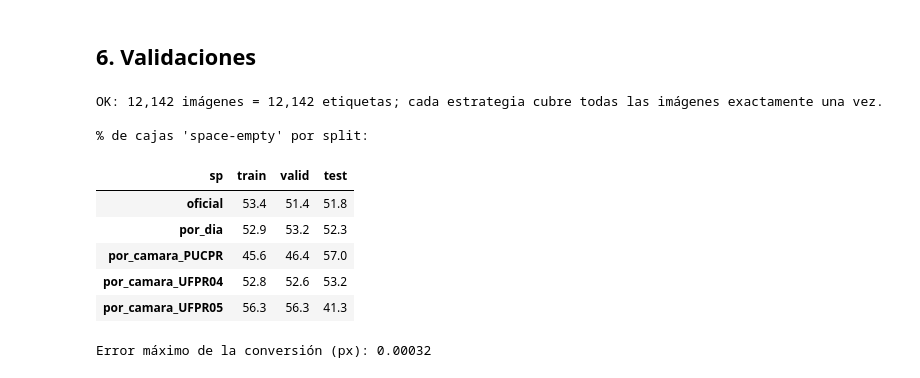
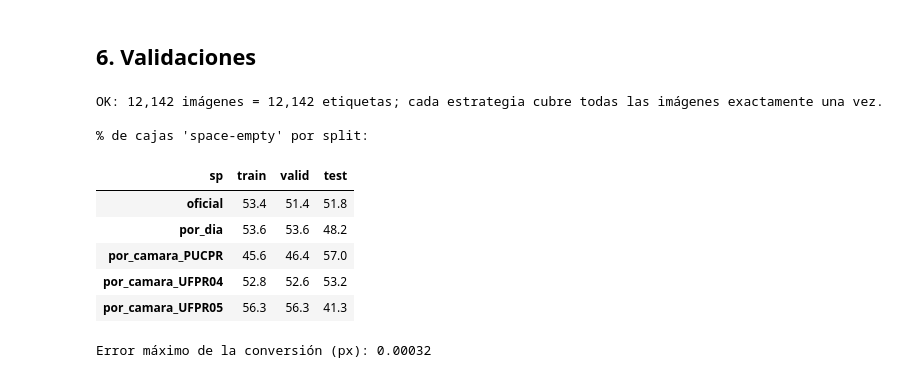
Before and after one commit to santiagoruizvt/VpC2-Grupo8, a Jupyter notebook: notebooks/02_preparacion.ipynb, the cells around one changed output. Saved outputs shown, nothing was run; the diff lists cells and outputs as text; code cells hidden in the pictures.

```diff
--- a/notebooks/02_preparacion.ipynb
+++ b/notebooks/02_preparacion.ipynb
@@ -253,15 +266,15 @@ N_SEEDS = 300  # sorteos a probar por estrategia (deterministas: SEED, SEED+1, .
 
 
 def balance_score(df: pd.DataFrame, s: pd.Series, fracs: dict) -> float:
-    """Puntos porcentuales de desvío: |%libres(split) - %libres(train)| para cada split != train
-    + |%imágenes(split) - cuota| para cada split. Menor = mejor. inf si alguna cámara queda sin imágenes en algún split."""
+    """Puntos porcentuales de desvío: |%libres(valid) - %libres(train)| + |%imágenes(split) - cuota| para cada split.
+    Las etiquetas de test no se miran (sólo su tamaño). Menor = mejor. inf si alguna cámara queda sin imágenes en algún split."""
     present = pd.crosstab(df["camera"], s).reindex(columns=list(fracs), fill_value=0)
     if (present == 0).any().any():
         return np.inf
     tot = df.groupby(s)[["n_empty", "n_annots"]].sum()
     pct_empty = 100 * tot["n_empty"] / tot["n_annots"]
     share = 100 * s.value_counts() / len(df)
-    dev_class = sum(abs(pct_empty[k] - pct_empty["train"]) for k in fracs if k != "train")
+    dev_class = abs(pct_empty["valid"] - pct_empty["train"])
     dev_size = sum(abs(share[k] - 100 * f) for k, f in fracs.items())
     return float(dev_class + dev_size)
 
@@ -402,7 +415,7 @@ for row in tqdm(images.itertuples(index=False), total=len(images), desc="imágen
     g = grouped[(row.src_split, row.image_id)]
     lines = [f"{int(c)} {cx:.6f} {cy:.6f} {w:.6f} {h:.6f}"
              for c, cx, cy, w, h in zip(g["cls"], g["cx"], g["cy"], g["nw"], g["nh"])]
-    (OUT_DIR / "labels" / "all" / (Path(row.file_name).stem + ".txt")).write_text("\n".join(lines) + "\n")
+    (OUT_DIR / "labels" / "all" / (Path(row.file_name).stem + ".txt")).write_text("\n".join(lines) + "\n", encoding="utf-8", newline="\n")
 
 print(f"{len(images):,} imágenes y etiquetas escritas ({link_fallbacks} copiadas por no poder hacer hardlink)")
 # %% [output]
@@ -429,7 +442,7 @@ coco_out = {
         for k, a in enumerate(annots.itertuples(index=False), start=1)
     ],
 }
-with open(OUT_DIR / "annotations_clean.coco.json", "w") as f:
+with open(OUT_DIR / "annotations_clean.coco.json", "w", encoding="utf-8") as f:
     json.dump(coco_out, f)
 print(f"COCO limpio: {len(coco_out['images']):,} imágenes, {len(coco_out['annotations']):,} cajas")
 del coco_out
@@ -445,7 +458,8 @@ usa la carpeta donde está el `.yaml`.
 for name, s in strategies.items():
     for sp in SPLITS:
         files = images.loc[s == sp, "file_name"].sort_values()
-        (OUT_DIR / f"{name}_{sp}.txt").write_text("\n".join(f"./images/all/{f}" for f in files) + "\n")
+        (OUT_DIR / f"{name}_{sp}.txt").write_text("\n".join(f"./images/all/{f}" for f in files) + "\n",
+                                                encoding="utf-8", newline="\n")
 
     yaml = (
         f"# Estrategia de split: {name}\n"
@@ -455,15 +469,15 @@ for name, s in strategies.items():
         f"nc: {len(YOLO_CLASSES)}\n"
         f"names:\n" + "".join(f"  {i}: {n}\n" for i, n in enumerate(YOLO_CLASSES))
     )
-    (OUT_DIR / f"data_{name}.yaml").write_text(yaml)
+    (OUT_DIR / f"data_{name}.yaml").write_text(yaml, encoding="utf-8", newline="\n")
 
 meta = images[["file_name", "camera", "date", "hour", "datetime", "n_annots", "occupancy", "src_split"]].copy()
 for name, s in strategies.items():
     meta[f"split_{name}"] = s
-meta.to_csv(OUT_DIR / "metadata.csv", index=False)
+meta.to_csv(OUT_DIR / "metadata.csv", index=False, encoding="utf-8", lineterminator="\n")
 
 print(sorted(p.name for p in OUT_DIR.glob("*.yaml")))
-print((OUT_DIR / "data_por_dia.yaml").read_text())
+print((OUT_DIR / "data_por_dia.yaml").read_text(encoding="utf-8"))
 # %% [output]
 ['data_oficial.yaml', 'data_por_camara_PUCPR.yaml', 'data_por_camara_UFPR04.yaml', 'data_por_camara_UFPR05.yaml', 'data_por_dia.yaml']
 # Estrategia de split: por_dia
@@ -479,31 +493,31 @@ names:
 # %%
 # 6.1 Conteos: una etiqueta por imagen, y las listas de cada estrategia cubren exactamente todas las imágenes
 n_img = len(list((OUT_DIR / "images" / "all").glob("*.jpg")))
 n_lab = len(list((OUT_DIR / "labels" / "all").glob("*.txt")))
 assert n_img == n_lab == len(images), (n_img, n_lab, len(images))
 for name in strategies:
     listed = []
     for sp in SPLITS:
-        listed += (OUT_DIR / f"{name}_{sp}.txt").read_text().split()
+        listed += (OUT_DIR / f"{name}_{sp}.txt").read_text(encoding="utf-8").split()
     assert len(listed) == len(set(listed)) == len(images), name  # sin repetidos ni faltantes
 print(f"OK: {n_img:,} imágenes = {n_lab:,} etiquetas; cada estrategia cubre todas las imágenes exactamente una vez.")
 
 # 6.2 Balance de clases por split y estrategia (a nivel de cajas)
 ann_cls = annots.merge(images[["src_split", "image_id"]].assign(idx=images.index), on=["src_split", "image_id"])
 rows = []
 for name, s in strategies.items():
     sp = ann_cls["idx"].map(s)
     pct = ann_cls.assign(sp=sp).groupby("sp")["cls"].apply(lambda c: 100 * (c == CLASS_ID["space-empty"]).mean())
     rows.append(pct.reindex(SPLITS).rename(name))
 print("\n% de cajas 'space-empty' por split:")
 pd.DataFrame(rows).round(1)
 # %% [output]
 OK: 12,142 imágenes = 12,142 etiquetas; cada estrategia cubre todas las imágenes exactamente una vez.
 
 % de cajas 'space-empty' por split:
 | sp | train | valid | test |
 | oficial | 53.4 | 51.4 | 51.8 |
-| por_dia | 52.9 | 53.2 | 52.3 |
+| por_dia | 53.6 | 53.6 | 48.2 |
 | por_camara_PUCPR | 45.6 | 46.4 | 57.0 |
 | por_camara_UFPR04 | 52.8 | 52.6 | 53.2 |
 | por_camara_UFPR05 | 56.3 | 56.3 | 41.3 |
```
Also changed, not shown: parts of 8 cells of this notebook.
